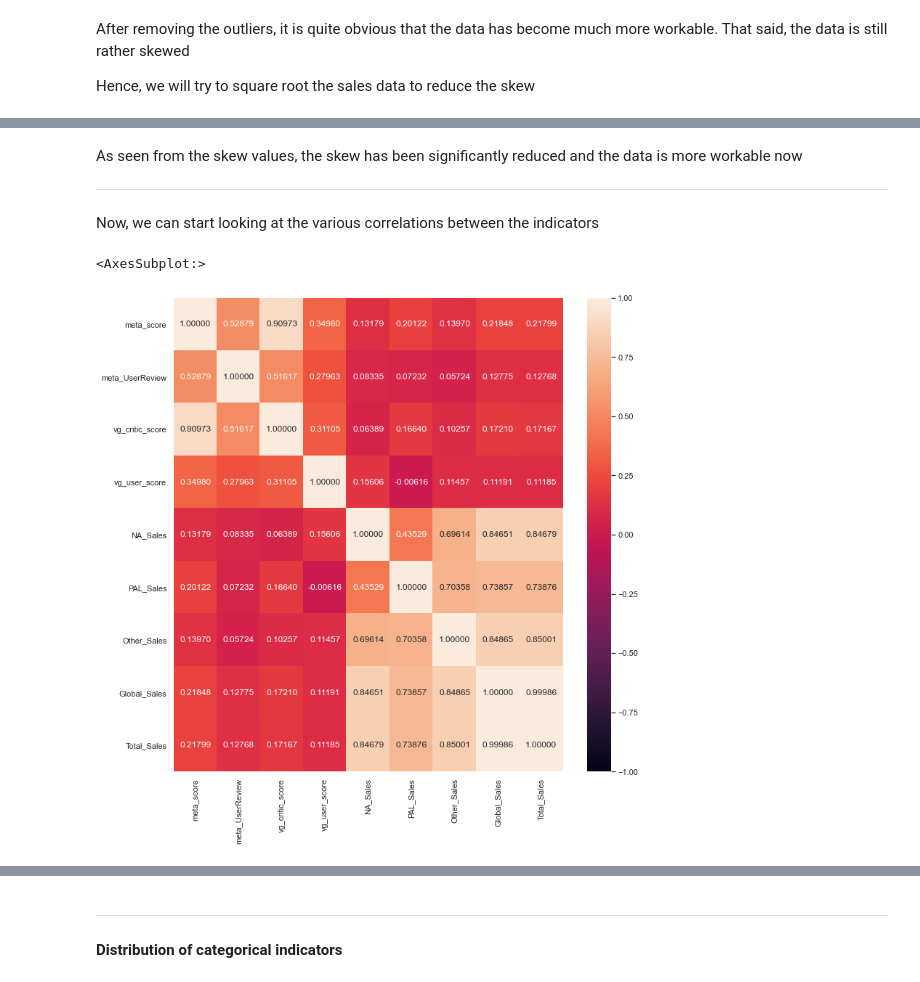
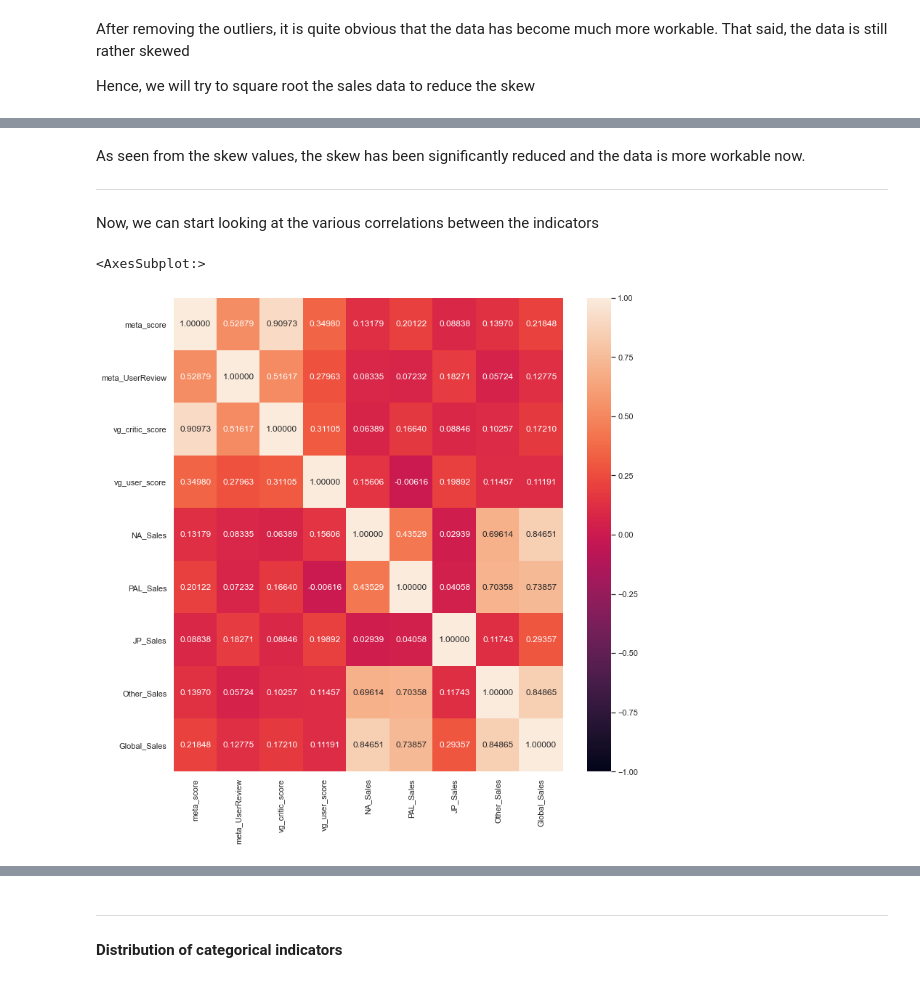
Before and after one commit to Adren98/GAME-SALES-AND-RATINGS-1015-SC3, a Jupyter notebook: EDA/EDA.ipynb, the cells around one changed output, grey strips where cells are left out. Cells and saved outputs as stored; diff of their text form; code cells hidden in the pictures.

```diff
--- a/EDA/EDA.ipynb
+++ b/EDA/EDA.ipynb
@@ -431,10 +406,7 @@ def remove_outlier(df_in, col_name):
     return df_out
 # %%
 # removing outliers from all the columns
-data = remove_outlier(data, "Total_Sales")
-
-# removing JP_Sales as it is not relavant
-data.drop("JP_Sales", axis=1, inplace=True)
+data = remove_outlier(data, "Global_Sales")
 
 data.describe()
 # %% [output]
@@ -450,6 +422,6 @@ data.describe()
 # %%
 # removing 0 values from Total_Sales
-data = data[data["Total_Sales"]!=0]
+data = data[data["Global_Sales"]!=0]
 
 data.describe()
 # %% [output]
@@ -483,6 +455,6 @@ Hence, we will try to square root the sales data to reduce the skew
 # %%
 data['NA_Sales']=np.power((data['NA_Sales']),1/2)
 data['PAL_Sales']=np.power((data['PAL_Sales']),1/2)
+data['JP_Sales']=np.power((data['JP_Sales']),1/2)
 data['Other_Sales']=np.power((data['Other_Sales']),1/2)
 data['Global_Sales']=np.power((data['Global_Sales']),1/2)
-data['Total_Sales']=np.power((data['Total_Sales']),1/2)
@@ -535,17 +475,18 @@ memory usage: 621.0+ KB
 # %% [markdown]
-As seen from the skew values, the skew has been significantly reduced and the data is more workable now
+
+As seen from the skew values, the skew has been significantly reduced and the data is more workable now.
 ***
 Now, we can start looking at the various correlations between the indicators
 # %%
 # correlation between all numerical data
-tempdata = pd.DataFrame(data[["meta_score", "meta_UserReview",  "vg_critic_score", "vg_user_score", "NA_Sales", "PAL_Sales", "Other_Sales", "Global_Sales", "Total_Sales"]])
+tempdata = pd.DataFrame(data[["meta_score", "meta_UserReview",  "vg_critic_score", "vg_user_score", "NA_Sales", "PAL_Sales","JP_Sales", "Other_Sales", "Global_Sales"]])
 
 # print correlation matrix
 f = plt.figure(figsize=(12, 12))
 sb.heatmap(tempdata.corr(), vmin = -1, vmax = 1, annot = True, fmt = ".5f")
 # %% [output]
 <AxesSubplot:>
-[figure, old version]
+[figure, new version]
 # %%
 # draw pairs of variables against each other
 sb.pairplot(data = tempdata)
```
Also changed, not shown: parts of 39 cells of this notebook, 1 other file.
